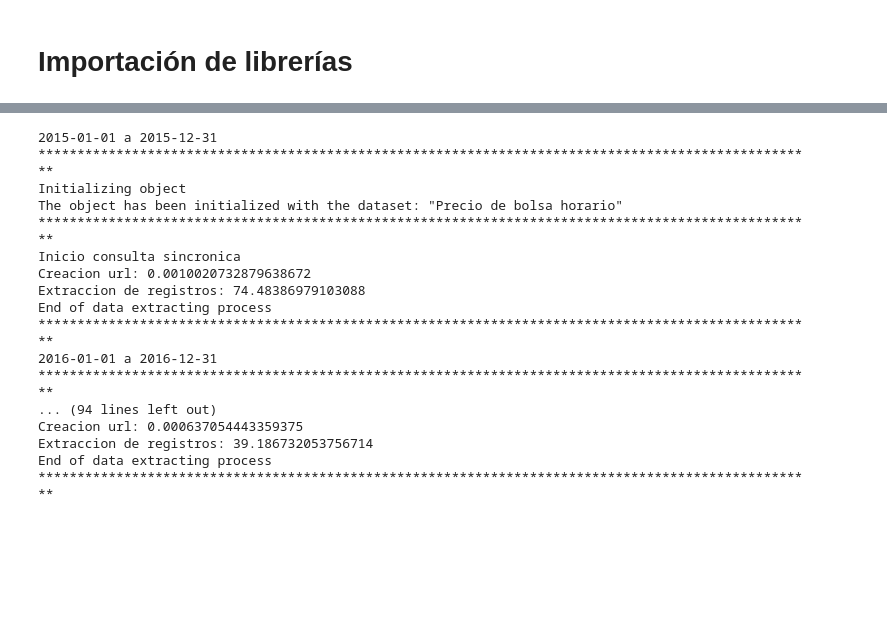
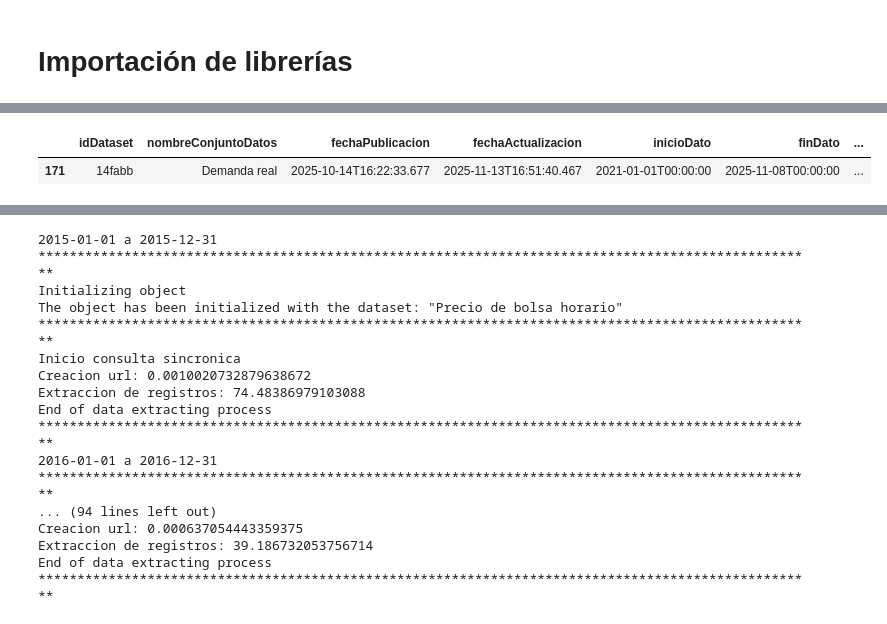
Before and after one commit to shaka03/bot_futuros, a Jupyter notebook: notebooks/Derivex_Spot.ipynb, the cells around one changed output, grey strips where cells are left out. Saved outputs shown, nothing was run; the diff lists cells and outputs as text; code cells hidden in the pictures; blank space fills up the shorter version.

```diff
--- a/notebooks/Derivex_Spot.ipynb
+++ b/notebooks/Derivex_Spot.ipynb
@@ -31,0 +37,7 @@ df_cat[df_cat['nombreConjuntoDatos'].str.contains('bolsa', case=False)]
+# %%
+#Precio de bolsa ponderado
+nombre = "Demanda real"
+df_cat[df_cat["nombreConjuntoDatos"] == nombre]
+# %% [output]
+|  | idDataset | nombreConjuntoDatos | fechaPublicacion | fechaActualizacion | inicioDato | finDato | ... |
+| 171 | 14fabb | Demanda real | 2025-10-14T16:22:33.677 | 2025-11-13T16:51:40.467 | 2021-01-01T00:00:00 | 2025-11-08T00:00:00 | ... |
```
Also changed, not shown: parts of 6 cells of this notebook, 1 other file.
